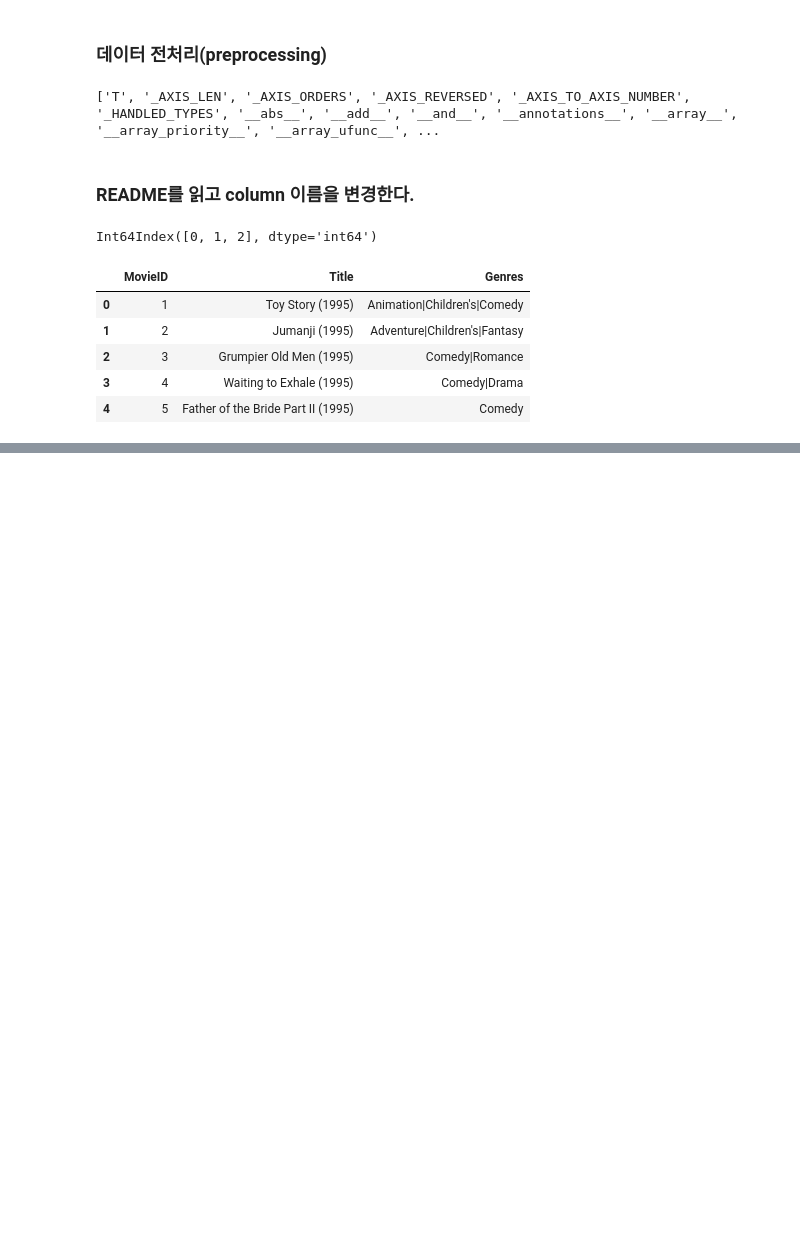
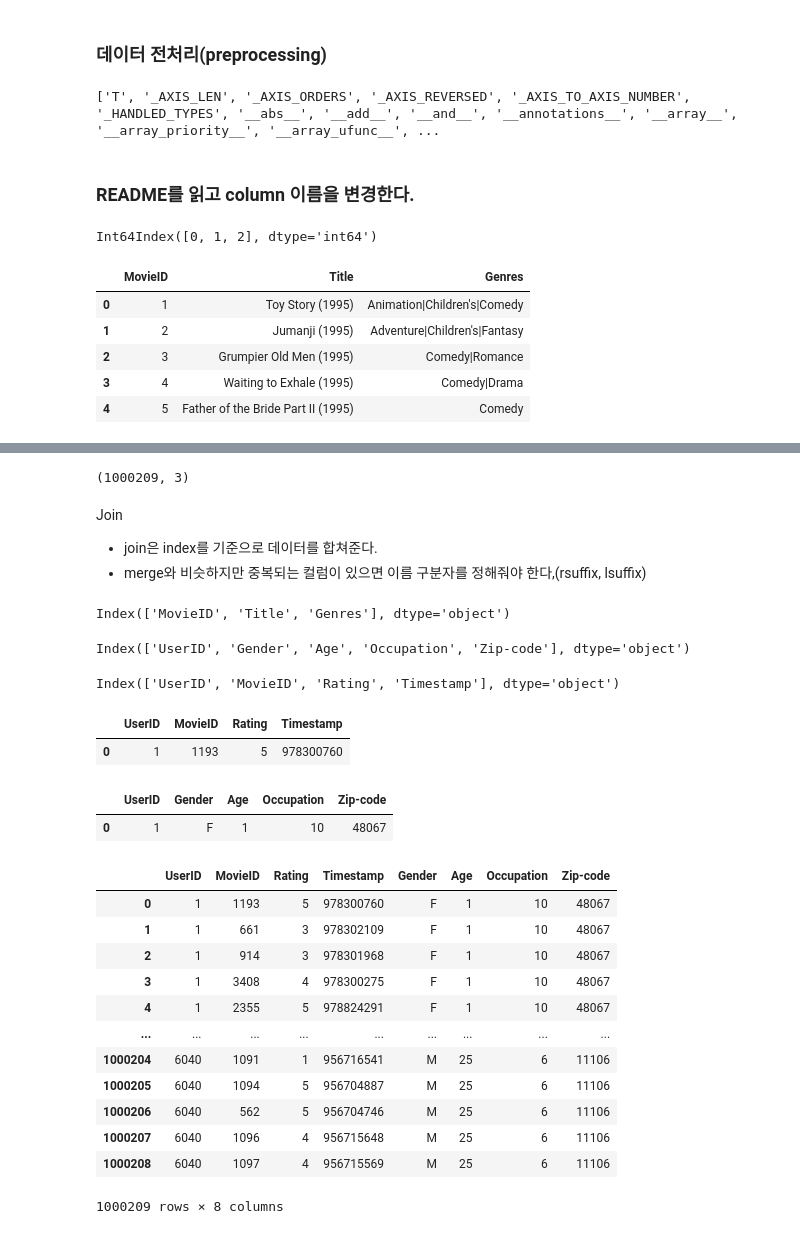
Before and after one commit to kimberlyydanij/python_demo, a Jupyter notebook: python_31_영화추천.ipynb, the cells around one changed output, grey strips where cells are left out. Saved outputs shown, nothing was run; the diff lists cells and outputs as text; code cells hidden in the pictures; blank space fills up the shorter version.

```diff
--- a/python_31_영화추천.ipynb
+++ b/python_31_영화추천.ipynb
@@ -181,0 +293,49 @@ users.head()
+# %%
+recommendation_data.shape
+# %% [output]
+(1000209, 3)
+# %% [markdown]
+Join
+- join은 index를 기준으로 데이터를 합쳐준다.
+- merge와 비슷하지만 중복되는 컬럼이 있으면 이름 구분자를 정해줘야 한다,(rsuffix, lsuffix)
+# %%
+movies.columns
+# %% [output]
+Index(['MovieID', 'Title', 'Genres'], dtype='object')
+# %%
+users.columns
+# %% [output]
+Index(['UserID', 'Gender', 'Age', 'Occupation', 'Zip-code'], dtype='object')
+# %%
+ratings.columns
+# %% [output]
+Index(['UserID', 'MovieID', 'Rating', 'Timestamp'], dtype='object')
+# %%
+ratings.head(1)
+# %% [output]
+|  | UserID | MovieID | Rating | Timestamp |
+| 0 | 1 | 1193 | 5 | 978300760 |
+# %%
+users.head(1)
+# %% [output]
+|  | UserID | Gender | Age | Occupation | Zip-code |
+| 0 | 1 | F | 1 | 10 | 48067 |
+# %%
+#on="UserID"는 ratings에서 UserID columns를 기준으로 삼는 옵션이다.
+#other에서는 UserID를 인덱스로 사용한다.
+#즉, ratings와 users 모두 UserID를 기준으로 Join 한다.
+ratings.join(other= users.set_index('UserID'), on='UserID')
+# %% [output]
+|  | UserID | MovieID | Rating | Timestamp | Gender | Age | Occupation | Zip-code |
+| 0 | 1 | 1193 | 5 | 978300760 | F | 1 | 10 | 48067 |
+| 1 | 1 | 661 | 3 | 978302109 | F | 1 | 10 | 48067 |
+| 2 | 1 | 914 | 3 | 978301968 | F | 1 | 10 | 48067 |
+| 3 | 1 | 3408 | 4 | 978300275 | F | 1 | 10 | 48067 |
+| 4 | 1 | 2355 | 5 | 978824291 | F | 1 | 10 | 48067 |
+| ... | ... | ... | ... | ... | ... | ... | ... | ... |
+| 1000204 | 6040 | 1091 | 1 | 956716541 | M | 25 | 6 | 11106 |
+| 1000205 | 6040 | 1094 | 5 | 956704887 | M | 25 | 6 | 11106 |
+| 1000206 | 6040 | 562 | 5 | 956704746 | M | 25 | 6 | 11106 |
+| 1000207 | 6040 | 1096 | 4 | 956715648 | M | 25 | 6 | 11106 |
+| 1000208 | 6040 | 1097 | 4 | 956715569 | M | 25 | 6 | 11106 |
+1000209 rows × 8 columns
```
Also changed, not shown: parts of 21 cells of this notebook.
